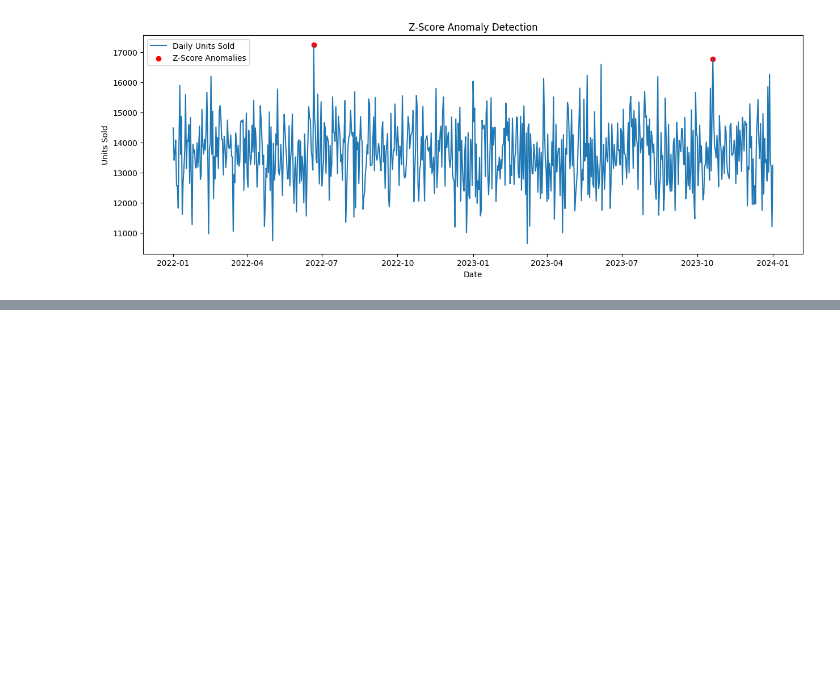
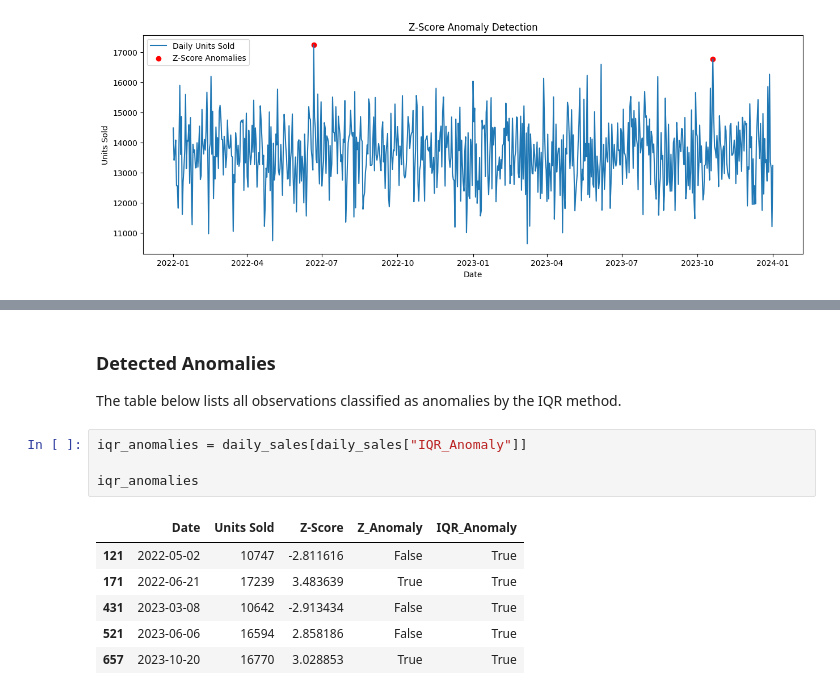
Before and after one commit to Adithyan-7/supply-chain-demand-forecasting, a Jupyter notebook: notebooks/03_anomaly_detection.ipynb, the cells around one changed output, grey strips where cells are left out. Cells and saved outputs as stored; diff of their text form; blank space fills up the shorter version.

```diff
--- a/notebooks/03_anomaly_detection.ipynb
+++ b/notebooks/03_anomaly_detection.ipynb
@@ -166,0 +209,15 @@ plt.show()
+# %% [markdown]
+### Detected Anomalies
+
+The table below lists all observations classified as anomalies by the IQR method.
+# %%
+iqr_anomalies = daily_sales[daily_sales["IQR_Anomaly"]]
+
+iqr_anomalies
+# %% [output]
+|  | Date | Units Sold | Z-Score | Z_Anomaly | IQR_Anomaly |
+| 121 | 2022-05-02 | 10747 | -2.811616 | False | True |
+| 171 | 2022-06-21 | 17239 | 3.483639 | True | True |
+| 431 | 2023-03-08 | 10642 | -2.913434 | False | True |
+| 521 | 2023-06-06 | 16594 | 2.858186 | False | True |
+| 657 | 2023-10-20 | 16770 | 3.028853 | True | True |
```
Also changed, not shown: parts of 7 cells of this notebook.
